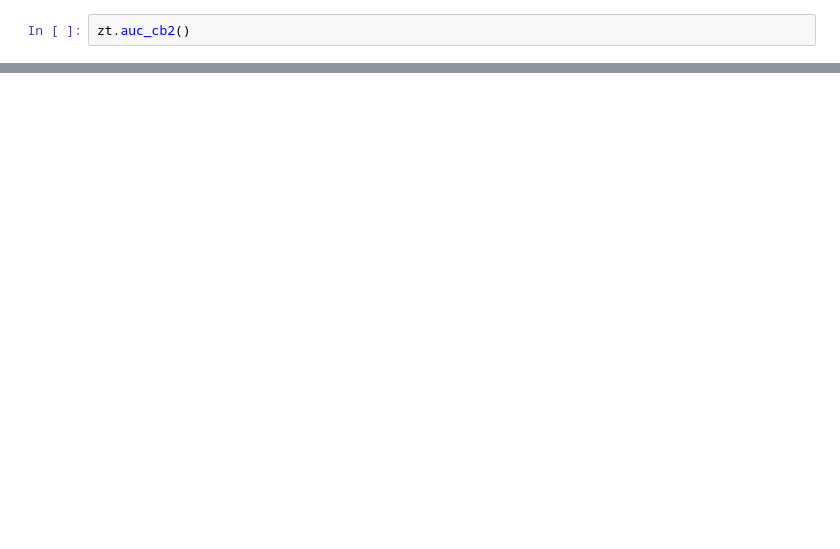
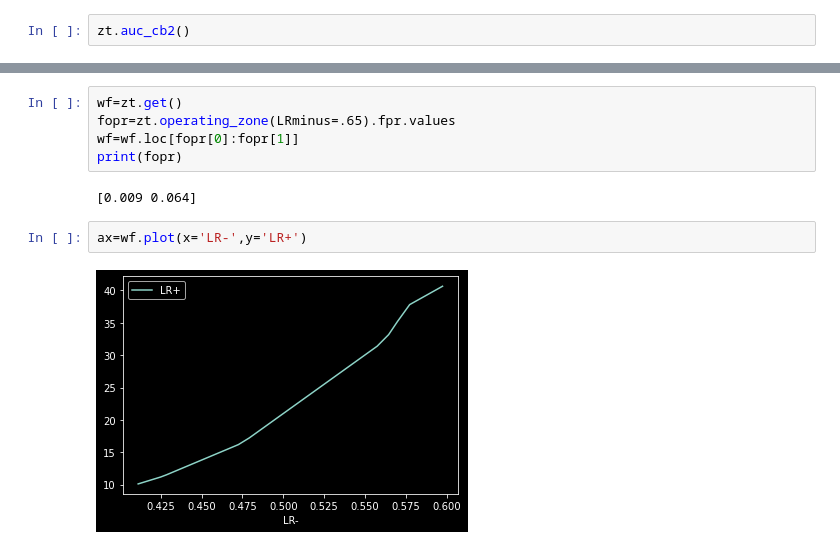
Before and after one commit to zeroknowledgediscovery/zedstat, a Jupyter notebook: examples/example1.ipynb, the cells around one changed output, grey strips where cells are left out. Saved outputs shown, nothing was run; the diff lists cells and outputs as text; blank space fills up the shorter version.

```diff
--- a/examples/example1.ipynb
+++ b/examples/example1.ipynb
@@ -50,0 +89,11 @@ zt.pvalue()
+# %%
+wf=zt.get()
+fopr=zt.operating_zone(LRminus=.65).fpr.values
+wf=wf.loc[fopr[0]:fopr[1]]
+print(fopr)
+# %% [output]
+[0.009 0.064]
+# %%
+ax=wf.plot(x='LR-',y='LR+')
+# %% [output]
+[figure, added]
```
Also changed, not shown: parts of 11 cells of this notebook, 10 other files.
